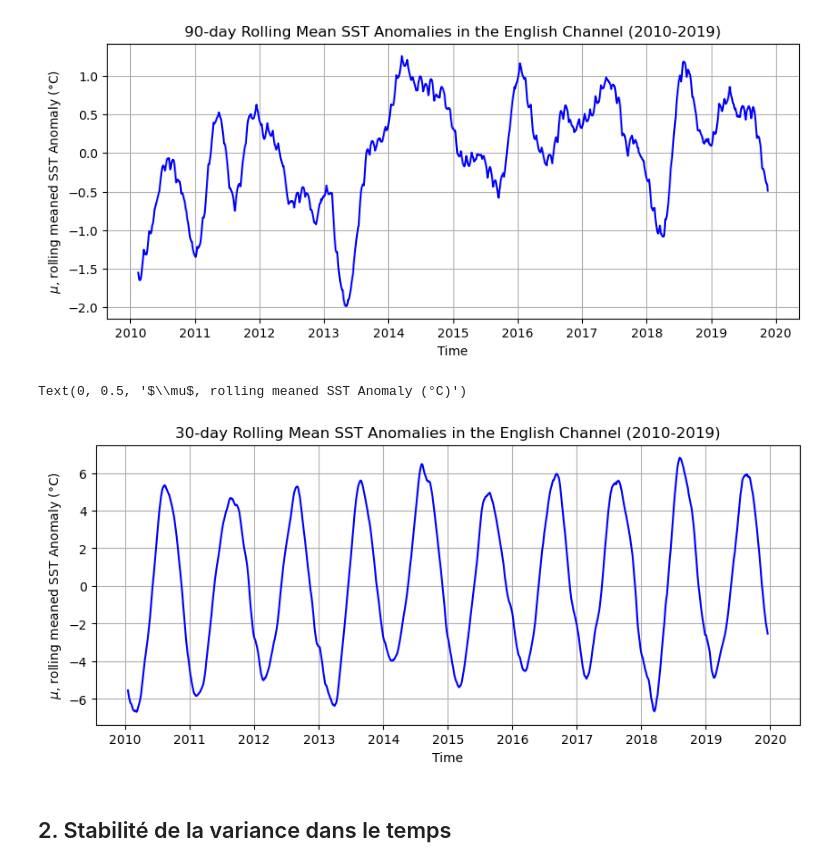
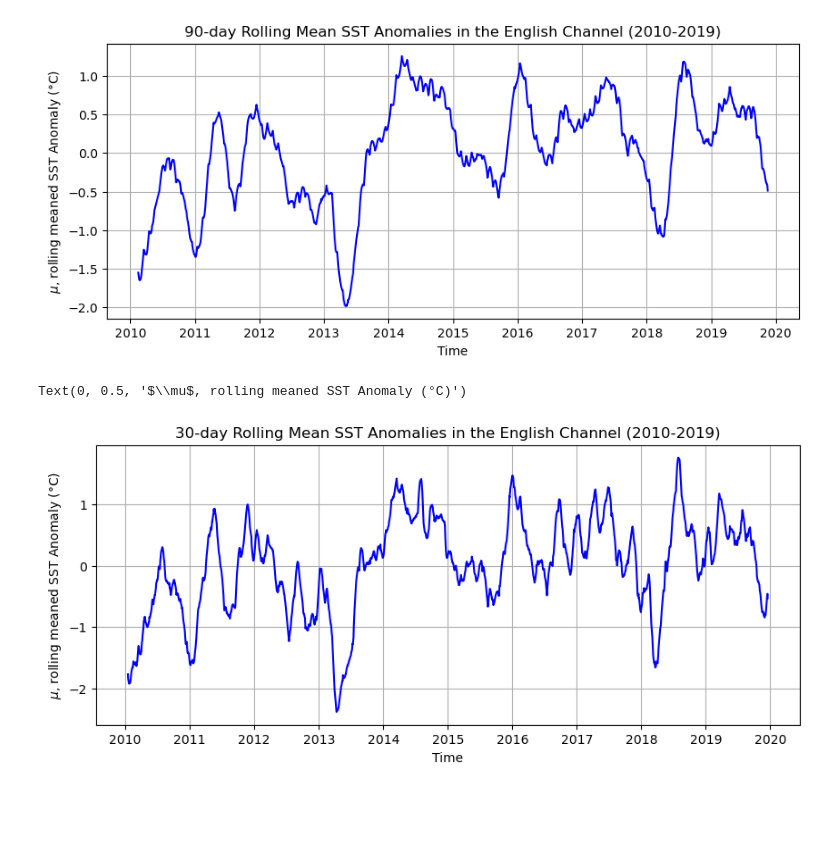
Before and after one commit to mkkuu/EnglishChannelSSTSciML, a Jupyter notebook: notebooks/dataPreparation/04diagnosingStationarityAbnormalities.ipynb, the cells around one changed output. Drawn from its saved outputs; the diff is of its cells as text; code cells hidden in the pictures; blank space fills up the shorter version.

```diff
--- a/notebooks/dataPreparation/04diagnosingStationarityAbnormalities.ipynb
+++ b/notebooks/dataPreparation/04diagnosingStationarityAbnormalities.ipynb
@@ -122,17 +122,15 @@ Text(0, 0.5, '$\\mu$, rolling meaned SST Anomaly (°C)')
 # %%
 # Now, let's do the same but with a 30-day rolling mean
 
-rollingMeanAnom = sstAnom.rolling(time=30, center=True).mean()
+rollingMeanAnom = sstDs.rolling(time=30, center=True).mean()
 
 plt.figure(figsize=(10,4))
 
 rollingMeanAnom.sel(latitude=50.5, longitude=-1.0, method='nearest').plot(color='blue')
 
 plt.grid(True)
 plt.title('30-day Rolling Mean SST Anomalies in the English Channel (2010-2019)')
 plt.ylabel('$\\mu$, rolling meaned SST Anomaly (°C)')
 # %% [output]
 Text(0, 0.5, '$\\mu$, rolling meaned SST Anomaly (°C)')
-[figure, old version]
+[figure, new version]
-# %% [markdown]
-## 2. Stabilité de la variance dans le temps
```
Also changed, not shown: parts of 12 cells of this notebook.
